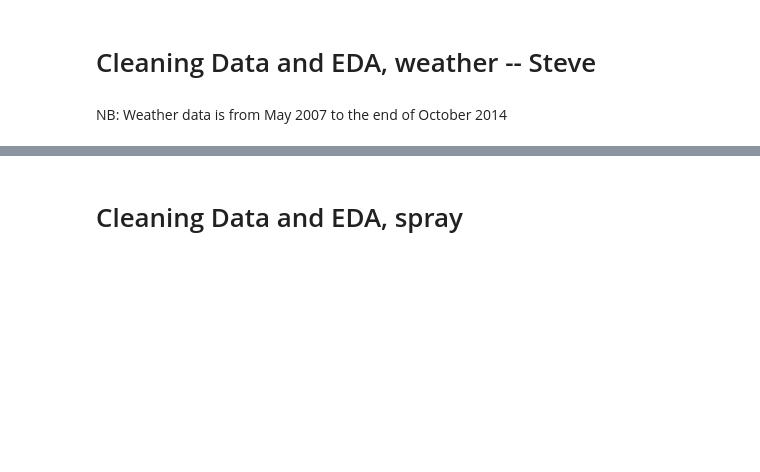
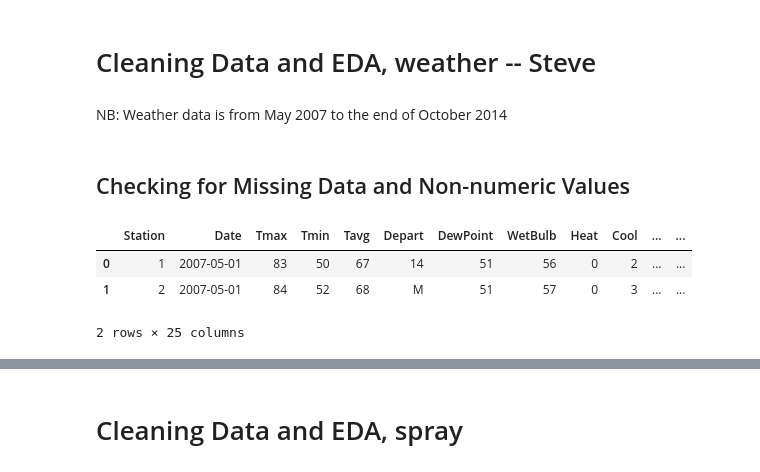
Before and after one commit to jrdenney/GA-West_Nile_Team_3, a Jupyter notebook: Data Cleaning and EDA.ipynb, the cells around one changed output, grey strips where cells are left out. Cells and saved outputs as stored; diff of their text form; code cells hidden in the pictures; blank space fills up the shorter version.

Commit message:
Examining missing data

```diff
--- a/Data Cleaning and EDA.ipynb
+++ b/Data Cleaning and EDA.ipynb
@@ -112,6 +112,13 @@ print(str(test['Trap'].nunique()) + ' traps in the training set')
 # Cleaning Data and EDA, weather -- Steve
 # %% [markdown]
 NB: Weather data is from May 2007 to the end of October 2014
-# %%
-weather = pd.read_csv('assets/Proj4WeatherWithLoc.csv')
-# Steve has created a new .csv with location data for the weather stations
+# %% [markdown]
+## Checking for Missing Data and Non-numeric Values
+# %%
+# No null data
+weather.head(2)
+# %% [output]
+|  | Station | Date | Tmax | Tmin | Tavg | Depart | DewPoint | WetBulb | Heat | Cool | ... | ... |
+| 0 | 1 | 2007-05-01 | 83 | 50 | 67 | 14 | 51 | 56 | 0 | 2 | ... | ... |
+| 1 | 2 | 2007-05-01 | 84 | 52 | 68 | M | 51 | 57 | 0 | 3 | ... | ... |
+2 rows × 25 columns
```
Also changed, not shown: parts of 6 cells of this notebook.
